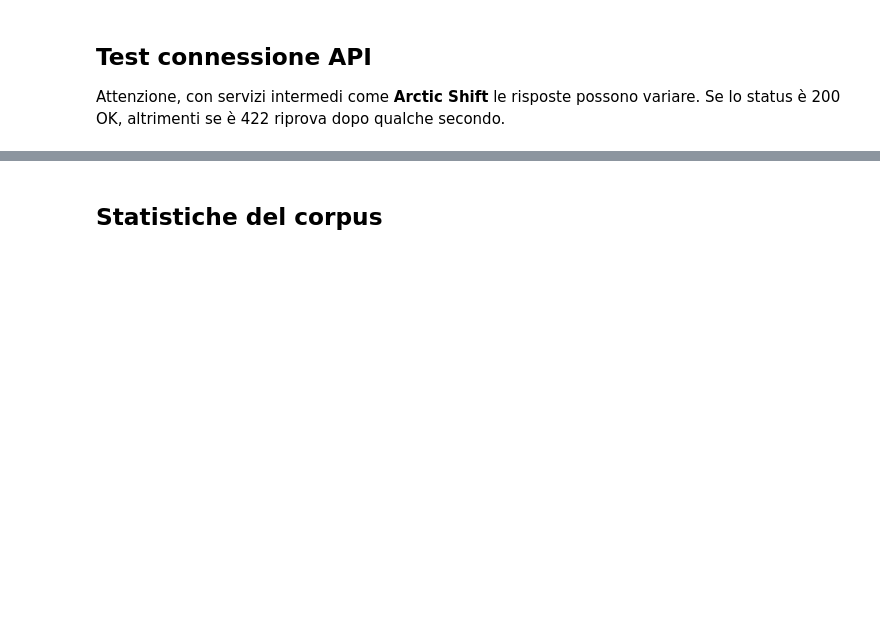
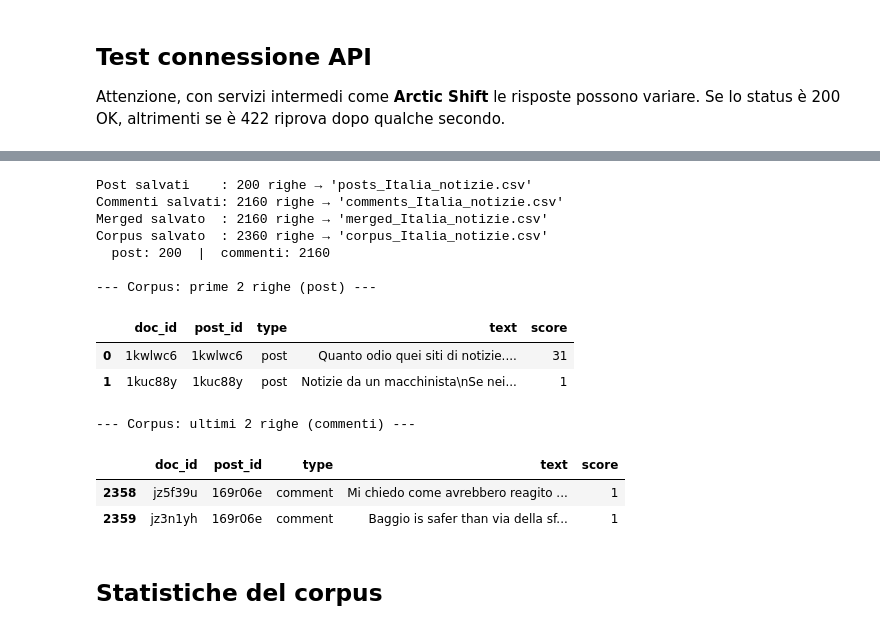
Before and after one commit to V3R0N1C4/ELIta_tesi, a Jupyter notebook: Fase3/Raccolta_Reddit.ipynb, the cells around one changed output, grey strips where cells are left out. Cells and saved outputs as stored; diff of their text form; code cells hidden in the pictures; blank space fills up the shorter version.

```diff
--- a/Fase3/Raccolta_Reddit.ipynb
+++ b/Fase3/Raccolta_Reddit.ipynb
@@ -309,2 +284,63 @@ Token salvati in 'tokens_Italia_notizie.csv'
+# %%
+# Salva posts
+df_posts.to_csv(OUTPUT_POSTS_CSV, index=False, encoding="utf-8-sig")
+print(f"Post salvati    : {len(df_posts)} righe → '{OUTPUT_POSTS_CSV}'")
+
+# Salva commenti
+df_comments.to_csv(OUTPUT_COMMENTS_CSV, index=False, encoding="utf-8-sig")
+print(f"Commenti salvati: {len(df_comments)} righe → '{OUTPUT_COMMENTS_CSV}'")
+
+# Merged: ogni commento affiancato ai dati del suo post (left join)
+OUTPUT_MERGED_CSV = f"merged_{SUBREDDIT}_{KEYWORD}.csv"
+df_merged = df_comments.merge(
+    df_posts[["post_id", "title", "selftext", "score", "num_comments", "timestamp", "url"]],
+    on="post_id",
+    how="left",
+    suffixes=("_comment", "_post")
+)
+df_merged.to_csv(OUTPUT_MERGED_CSV, index=False, encoding="utf-8-sig")
+print(f"Merged salvato  : {len(df_merged)} righe → '{OUTPUT_MERGED_CSV}'")
+
+# Corpus long-format: una riga per documento (post o commento)
+OUTPUT_CORPUS_CSV = f"corpus_{SUBREDDIT}_{KEYWORD}.csv"
+
+posts_long = df_posts.assign(
+    type="post",
+    doc_id=df_posts["post_id"],
+    text=df_posts.apply(
+        lambda r: (r["title"] + "\n" + r["selftext"]).strip() if r["selftext"] else r["title"],
+        axis=1
+    ),
+    rank_by_score=None,
+)[["doc_id", "post_id", "type", "text", "author", "timestamp", "score", "rank_by_score"]]
+
+comments_long = df_comments.rename(columns={"comment_id": "doc_id", "comment_text": "text"}) \
+    .assign(type="comment")[["doc_id", "post_id", "type", "text", "author", "timestamp", "score", "rank_by_score"]]
+
+df_corpus = pd.concat([posts_long, comments_long], ignore_index=True)
+df_corpus.to_csv(OUTPUT_CORPUS_CSV, index=False, encoding="utf-8-sig")
+print(f"Corpus salvato  : {len(df_corpus)} righe → '{OUTPUT_CORPUS_CSV}'")
+print(f"  post: {(df_corpus['type']=='post').sum()}  |  commenti: {(df_corpus['type']=='comment').sum()}")
+
+# Anteprima
+print("\n--- Corpus: prime 2 righe (post) ---")
+display(df_corpus[["doc_id", "post_id", "type", "text", "score"]].head(2))
+print("\n--- Corpus: ultimi 2 righe (commenti) ---")
+display(df_corpus[["doc_id", "post_id", "type", "text", "score"]].tail(2))
+# %% [output]
+Post salvati    : 200 righe → 'posts_Italia_notizie.csv'
+Commenti salvati: 2160 righe → 'comments_Italia_notizie.csv'
+Merged salvato  : 2160 righe → 'merged_Italia_notizie.csv'
+Corpus salvato  : 2360 righe → 'corpus_Italia_notizie.csv'
+  post: 200  |  commenti: 2160
+
+--- Corpus: prime 2 righe (post) ---
+|  | doc_id | post_id | type | text | score |
+| 0 | 1kwlwc6 | 1kwlwc6 | post | Quanto odio quei siti di notizie.... | 31 |
+| 1 | 1kuc88y | 1kuc88y | post | Notizie da un macchinista\nSe nei... | 1 |
+--- Corpus: ultimi 2 righe (commenti) ---
+|  | doc_id | post_id | type | text | score |
+| 2358 | jz5f39u | 169r06e | comment | Mi chiedo come avrebbero reagito ... | 1 |
+| 2359 | jz3n1yh | 169r06e | comment | Baggio is safer than via della sf... | 1 |
 # %% [markdown]
 ## Statistiche del corpus
```
Also changed, not shown: parts of 22 cells of this notebook, 1 other file.
